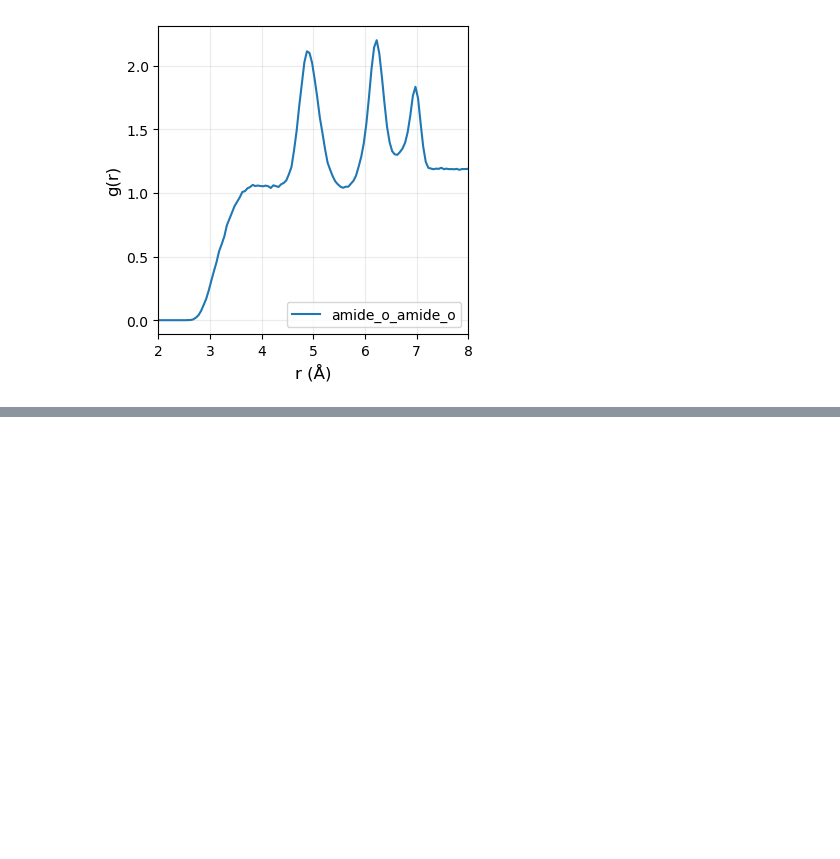
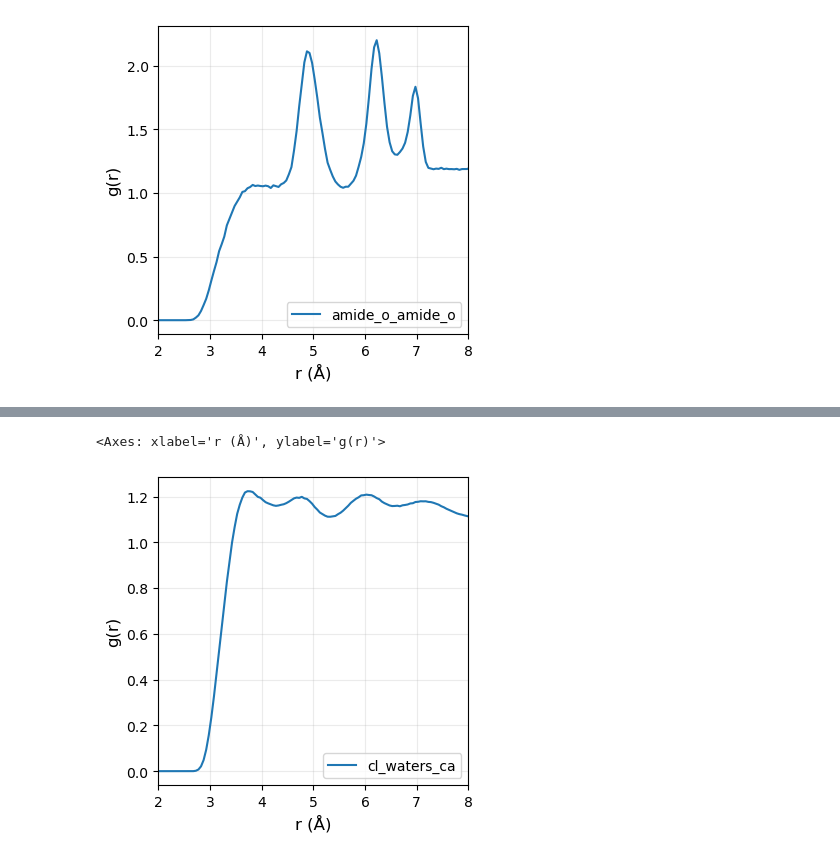
Before and after one commit to schwinns/polyamide-chlorination, a Jupyter notebook: paper/data/chlorinated/rdf.ipynb, the cells around one changed output, grey strips where cells are left out. Cells and saved outputs as stored; diff of their text form; code cells hidden in the pictures; blank space fills up the shorter version.

```diff
--- a/paper/data/chlorinated/rdf.ipynb
+++ b/paper/data/chlorinated/rdf.ipynb
@@ -128,0 +164,10 @@ plot_rdf(df, 'r_A', 'rdf_amide_o_amide_o')
+# %%
+rdf = InterRDF(cl_waters, ca, nbins=nbins, range=r_range, exclusion_block=(1,1), verbose=False)
+rdf.run(start=start, stop=stop, step=step, backend='multiprocessing', n_workers=16)
+df[f'rdf_cl_waters_ca'] = rdf.results.rdf
+df[f'count_cl_waters_ca'] = rdf.results.count
+
+plot_rdf(df, 'r_A', 'rdf_cl_waters_ca')
+# %% [output]
+<Axes: xlabel='r (Å)', ylabel='g(r)'>
+[figure, added]
```
Also changed, not shown: parts of 13 cells of this notebook, 6 other files.
